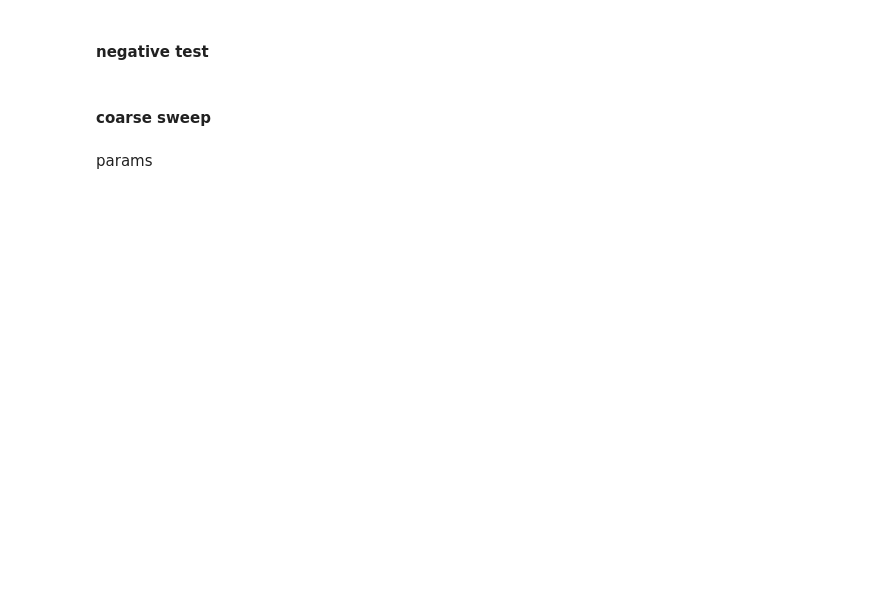
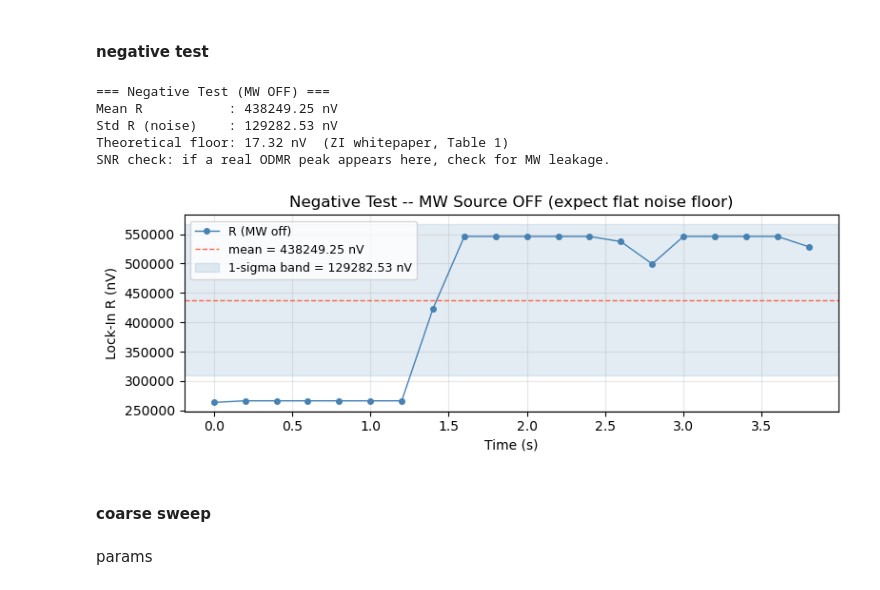
Before and after one commit to emmabacarra/NV-lab, a Jupyter notebook: NV Lab raw Templates 2026/Experiments/Experiment_ODMR.ipynb, the cells around one changed output. Drawn from its saved outputs; the diff is of its cells as text; code cells hidden in the pictures; blank space fills up the shorter version.

```diff
--- a/NV Lab raw Templates 2026/Experiments/Experiment_ODMR.ipynb
+++ b/NV Lab raw Templates 2026/Experiments/Experiment_ODMR.ipynb
@@ -1558,0 +1360,36 @@ print(dir(h5py)[:20])
+# %%
+for name in ['lock_in_amp', 'microwave_src', 'pulse_blaster']:
+    if name in qc.instrument.instrument.Instrument._all_instruments:
+        qc.instrument.instrument.Instrument._all_instruments[name].close()
+
+pyvisa_rm = pyvisa.ResourceManager()
+for resource in pyvisa_rm.list_resources(): print(resource)
+
+pulse_blaster = spincore.PulseBlasterESRPRO(name='pulse_blaster', board_number=0)
+pulse_blaster.core_clock(500)
+
+_resource = pyvisa_rm.open_resource('ASRL5::INSTR')
+_resource.baud_rate = 9600
+_resource.data_bits = 8
+_resource.write('OUTX 0\r')
+
+lock_in_amp = stanford_research.SR830(
+    name='lock_in_amp',
+    address=None,
+    terminator='\r',
+    resource=_resource,
+)
+
+mwpower = -6
+microwave_src = anritsu.MG3681A(
+    name='microwave_src',
+    address='ASRL4::INSTR',
+    terminator='\r\n',
+)
+microwave_src.output_level_unit('dBm')
+microwave_src.IQ_modulation('EXT')
+microwave_src.power(mwpower)
+microwave_src.output('OFF')
+
+scope = RigolDS1104('USB0::0x1AB1::0x04CE::DS1ZC232502790::INSTR')
+pulse_blaster.stop()
@@ -2118,35 +1888,42 @@ sleep(0.1)
 
 neg_readings = []
 for i in range(N_neg):
-    sleep(t_settle)
+    sleep(lockin_settle_time)
     neg_readings.append(lock_in_amp.R())
 
 pulse_blaster.stop()
 
 neg_arr  = np.array(neg_readings)
 neg_mean = neg_arr.mean()
 neg_std  = neg_arr.std()
 
 print("=== Negative Test (MW OFF) ===")
 print(f"Mean R           : {neg_mean*1e9:.2f} nV")
 print(f"Std R (noise)    : {neg_std*1e9:.2f} nV")
 print(f"Theoretical floor: {ctrl.noise_rms()*1e9:.2f} nV  (ZI whitepaper, Table 1)")
 print(f"SNR check: if a real ODMR peak appears here, check for MW leakage.")
 
 fig, ax = plt.subplots(figsize=(8, 3))
-t_neg = np.arange(N_neg) * t_settle
+t_neg = np.arange(N_neg) * lockin_settle_time
 ax.plot(t_neg, neg_arr * 1e9, 'o-', ms=4, lw=1, color='steelblue', label='R (MW off)')
 ax.axhline(neg_mean * 1e9, color='tomato', ls='--', lw=1,
            label=f'mean = {neg_mean*1e9:.2f} nV')
 ax.axhspan((neg_mean - neg_std) * 1e9, (neg_mean + neg_std) * 1e9,
            alpha=0.15, color='steelblue', label=f'1-sigma band = {neg_std*1e9:.2f} nV')
 ax.set_xlabel('Time (s)')
 ax.set_ylabel('Lock-In R (nV)')
 ax.set_title('Negative Test -- MW Source OFF (expect flat noise floor)')
 ax.legend(fontsize=9)
 ax.grid(True, alpha=0.3)
 plt.tight_layout()
 plt.show()
+# %% [output]
+=== Negative Test (MW OFF) ===
+Mean R           : 438249.25 nV
+Std R (noise)    : 129282.53 nV
+Theoretical floor: 17.32 nV  (ZI whitepaper, Table 1)
+SNR check: if a real ODMR peak appears here, check for MW leakage.
+[figure, added]
 # %% [markdown]
 #### coarse sweep
 # %% [markdown]
```
Also changed, not shown: parts of 34 cells of this notebook, 1 other file.
